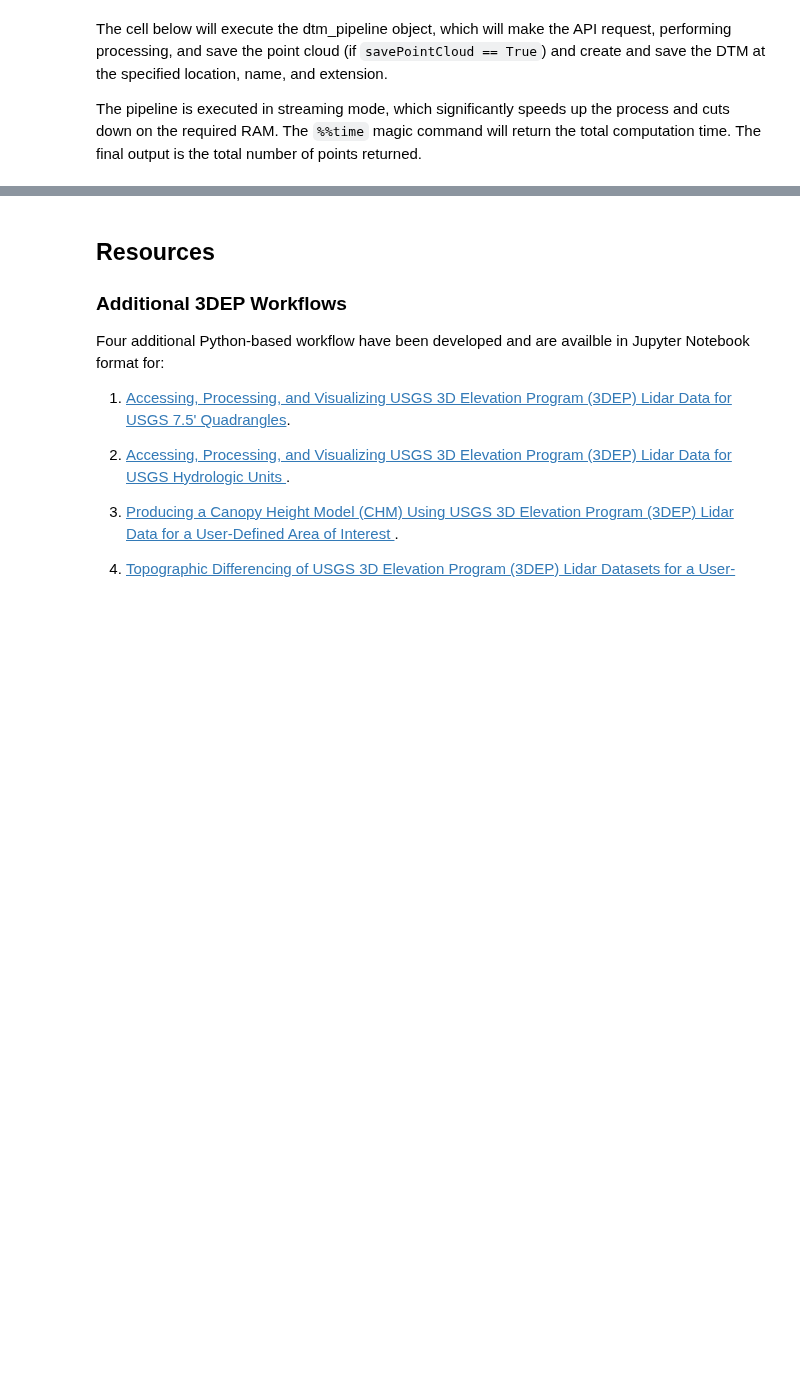
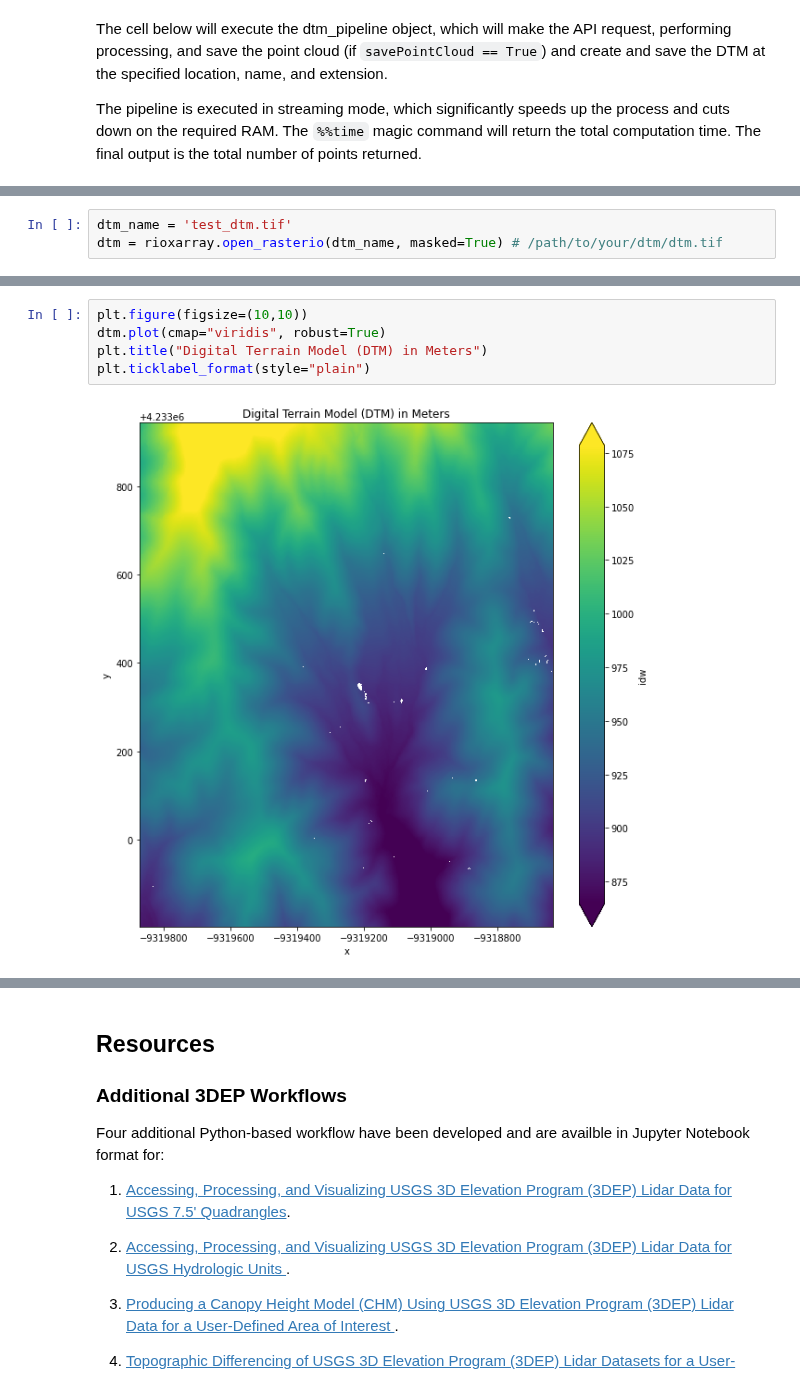
Before and after one commit to cmspeed/OT_3DEP_Workflows, a Jupyter notebook: notebooks/01_3DEP_access_and_processing-MakeDEM.ipynb, the cells around one changed output, grey strips where cells are left out. Cells and saved outputs as stored; diff of their text form; blank space fills up the shorter version.

```diff
--- a/notebooks/01_3DEP_access_and_processing-MakeDEM.ipynb
+++ b/notebooks/01_3DEP_access_and_processing-MakeDEM.ipynb
@@ -752,0 +772,3 @@ ax.imshow(masked_array, interpolation='nearest', cmap='viridis');
+# %%
+dtm_name = 'test_dtm.tif'
+dtm = rioxarray.open_rasterio(dtm_name, masked=True) # /path/to/your/dtm/dtm.tif
@@ -752,0 +779,7 @@ ax.imshow(masked_array, interpolation='nearest', cmap='viridis');
+# %%
+plt.figure(figsize=(10,10))
+dtm.plot(cmap="viridis", robust=True)
+plt.title("Digital Terrain Model (DTM) in Meters")
+plt.ticklabel_format(style="plain")
+# %% [output]
+[figure, added]
```
Also changed, not shown: parts of 23 cells of this notebook, 10 other files.
